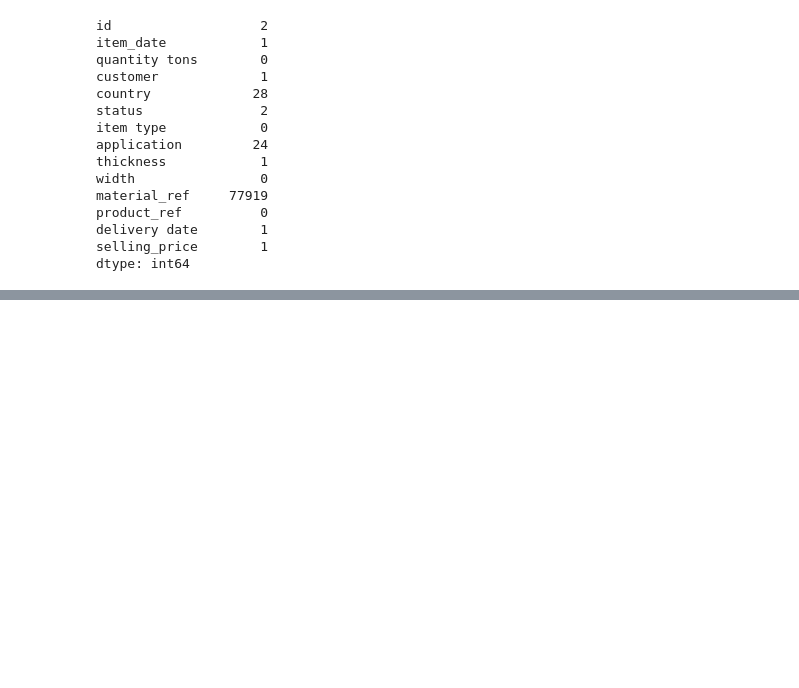
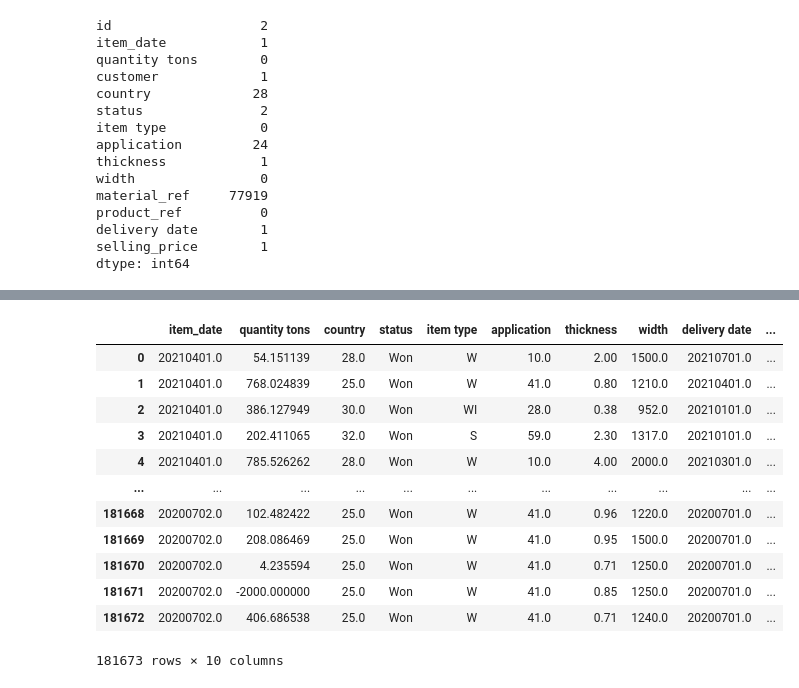
Before and after one commit to sasidhar777/DS-Industrial-Copper-Modeling, a Jupyter notebook: Copper Modeling.ipynb, the cells around one changed output, grey strips where cells are left out. Cells and saved outputs as stored; diff of their text form; code cells hidden in the pictures; blank space fills up the shorter version.

```diff
--- a/Copper Modeling.ipynb
+++ b/Copper Modeling.ipynb
@@ -165,0 +133,18 @@ dtype: int64
+# %%
+columns_to_drop = ['id', 'material_ref','product_ref','customer']
+df = df.drop(columns_to_drop, axis=1)
+df
+# %% [output]
+|  | item_date | quantity tons | country | status | item type | application | thickness | width | delivery date | ... |
+| 0 | 20210401.0 | 54.151139 | 28.0 | Won | W | 10.0 | 2.00 | 1500.0 | 20210701.0 | ... |
+| 1 | 20210401.0 | 768.024839 | 25.0 | Won | W | 41.0 | 0.80 | 1210.0 | 20210401.0 | ... |
+| 2 | 20210401.0 | 386.127949 | 30.0 | Won | WI | 28.0 | 0.38 | 952.0 | 20210101.0 | ... |
+| 3 | 20210401.0 | 202.411065 | 32.0 | Won | S | 59.0 | 2.30 | 1317.0 | 20210101.0 | ... |
+| 4 | 20210401.0 | 785.526262 | 28.0 | Won | W | 10.0 | 4.00 | 2000.0 | 20210301.0 | ... |
+| ... | ... | ... | ... | ... | ... | ... | ... | ... | ... | ... |
+| 181668 | 20200702.0 | 102.482422 | 25.0 | Won | W | 41.0 | 0.96 | 1220.0 | 20200701.0 | ... |
+| 181669 | 20200702.0 | 208.086469 | 25.0 | Won | W | 41.0 | 0.95 | 1500.0 | 20200701.0 | ... |
+| 181670 | 20200702.0 | 4.235594 | 25.0 | Won | W | 41.0 | 0.71 | 1250.0 | 20200701.0 | ... |
+| 181671 | 20200702.0 | -2000.000000 | 25.0 | Won | W | 41.0 | 0.85 | 1250.0 | 20200701.0 | ... |
+| 181672 | 20200702.0 | 406.686538 | 25.0 | Won | W | 41.0 | 0.71 | 1240.0 | 20200701.0 | ... |
+181673 rows × 10 columns
```
Also changed, not shown: parts of 18 cells of this notebook, 2 other files.
